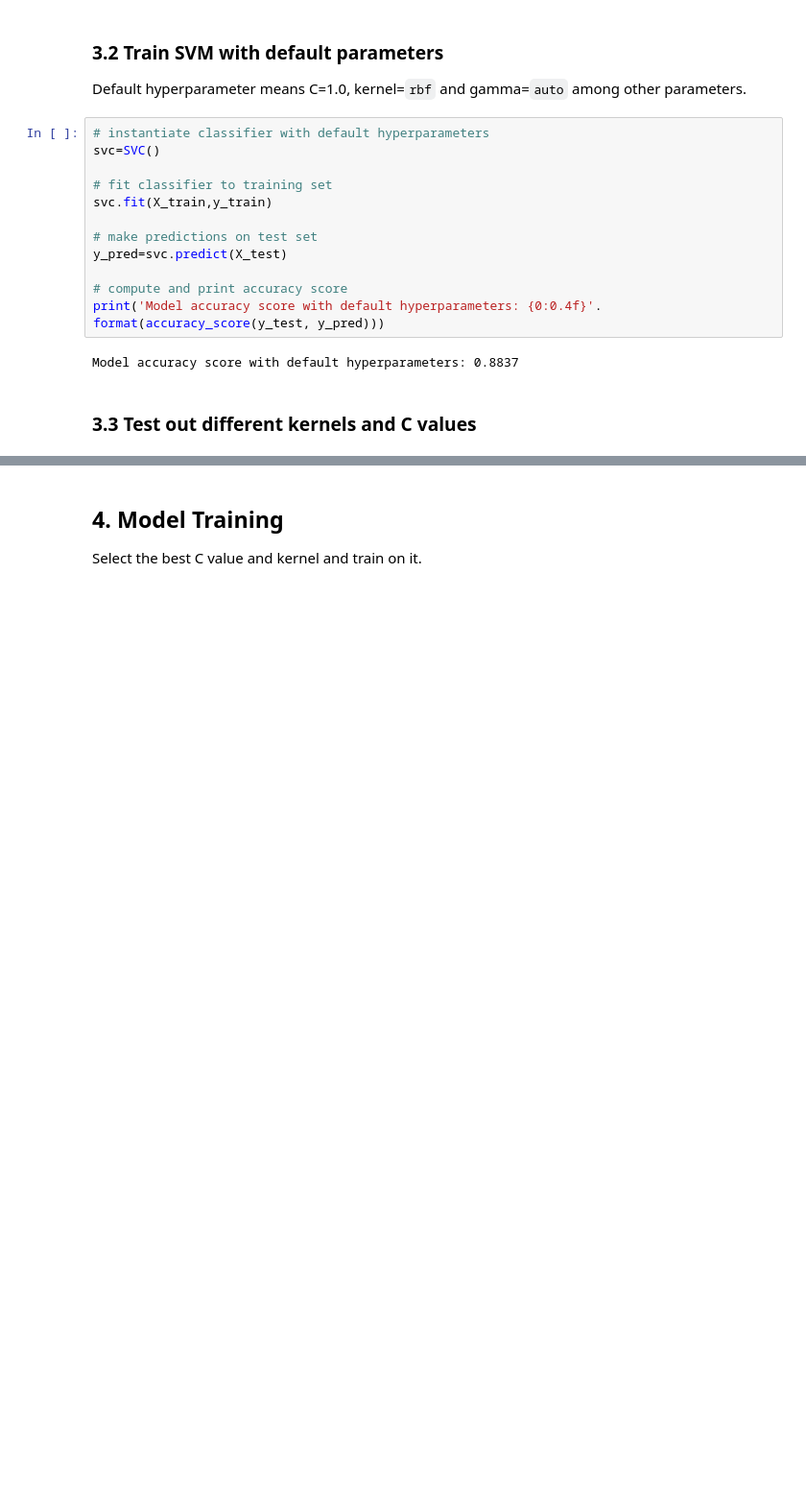
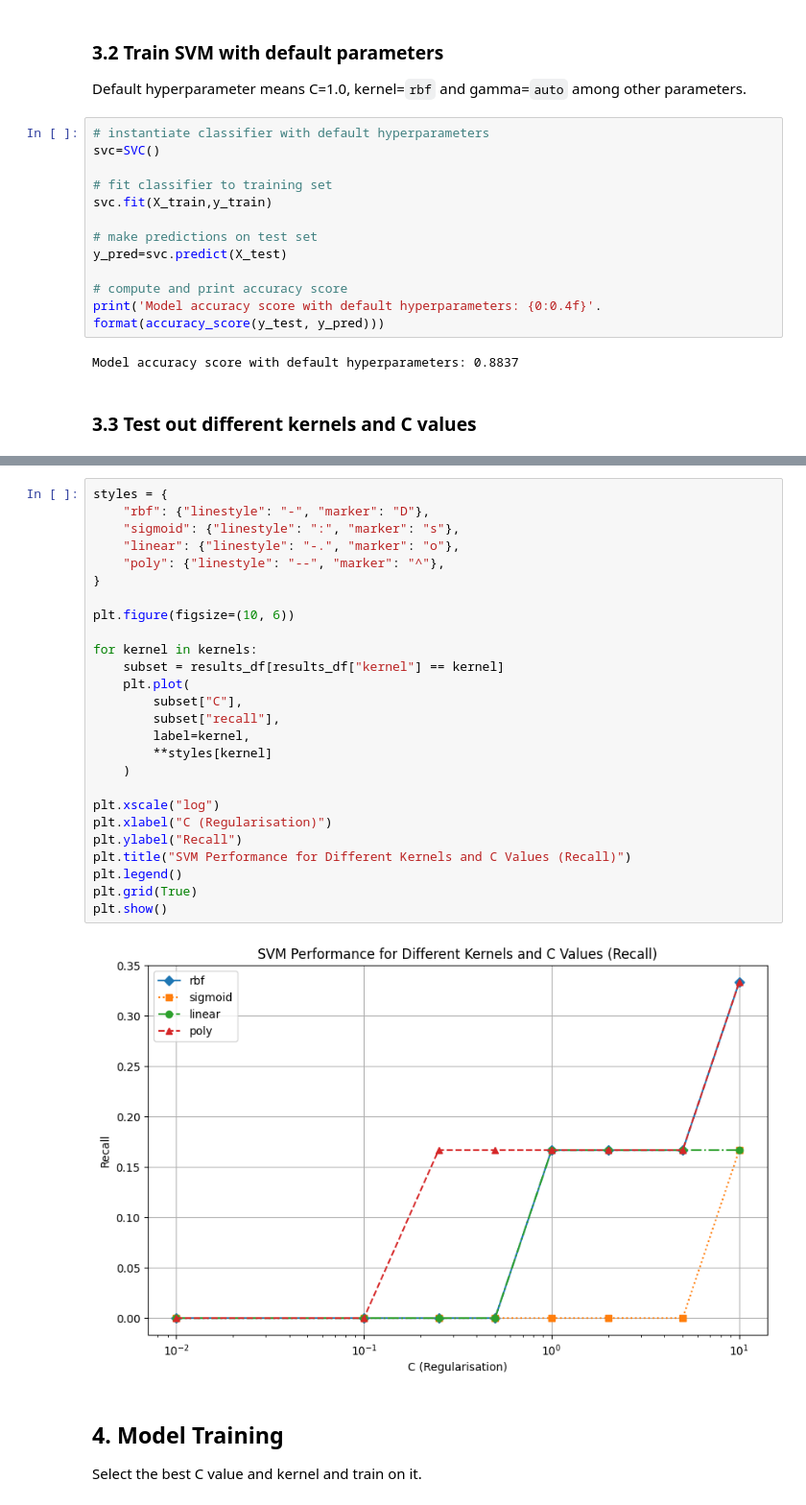
Before and after one commit to michael-vella/ics5110-assignment, a Jupyter notebook: notebooks/final/3a_SVM_MVELLA.ipynb, the cells around one changed output, grey strips where cells are left out. Shown at 96% size. Cells and saved outputs as stored; diff of their text form; blank space fills up the shorter version.

```diff
--- a/notebooks/final/3a_SVM_MVELLA.ipynb
+++ b/notebooks/final/3a_SVM_MVELLA.ipynb
@@ -401,3 +393,31 @@ Name: 6, dtype: object
+# %%
+styles = {
+    "rbf": {"linestyle": "-", "marker": "D"},
+    "sigmoid": {"linestyle": ":", "marker": "s"},
+    "linear": {"linestyle": "-.", "marker": "o"},
+    "poly": {"linestyle": "--", "marker": "^"},
+}
+
+plt.figure(figsize=(10, 6))
+
+for kernel in kernels:
+    subset = results_df[results_df["kernel"] == kernel]
+    plt.plot(
+        subset["C"],
+        subset["recall"],
+        label=kernel,
+        **styles[kernel]
+    )
+
+plt.xscale("log")
+plt.xlabel("C (Regularisation)")
+plt.ylabel("Recall")
+plt.title("SVM Performance for Different Kernels and C Values (Recall)")
+plt.legend()
+plt.grid(True)
+plt.show()
+# %% [output]
+[figure, added]
 # %% [markdown]
 ## 4. Model Training
 
```
Also changed, not shown: parts of 13 cells of this notebook, 1 other file.
